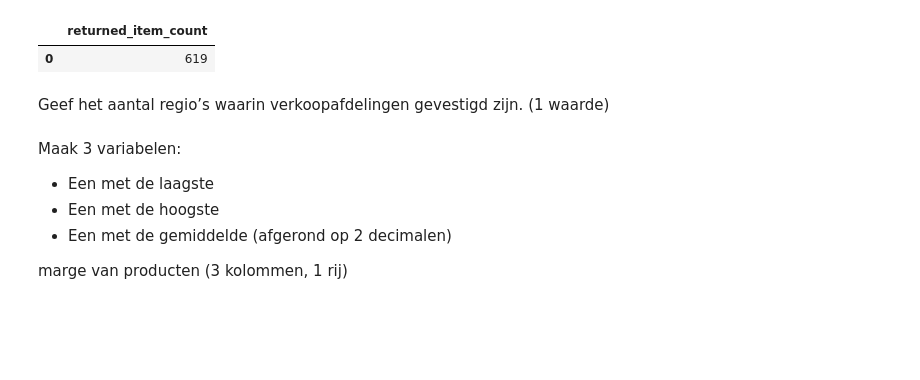
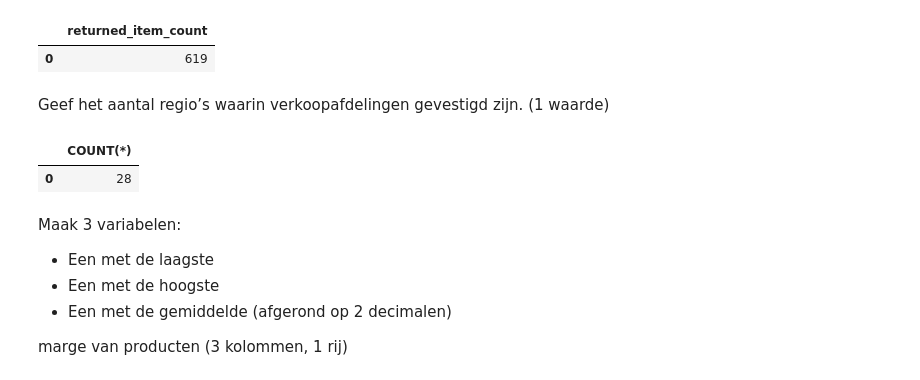
Before and after one commit to alex24106429/DEAI-Portfolio, a Jupyter notebook: week_1/werkcollege_2/Opdrachten_w1_wc2.ipynb, the cells around one changed output. Saved outputs shown, nothing was run; the diff lists cells and outputs as text; code cells hidden in the pictures; blank space fills up the shorter version.

Commit message:
sales branch aantal regios waarde

```diff
--- a/week_1/werkcollege_2/Opdrachten_w1_wc2.ipynb
+++ b/week_1/werkcollege_2/Opdrachten_w1_wc2.ipynb
@@ -173,6 +173,11 @@ pd.read_sql_query("SELECT COUNT(*) as returned_item_count FROM returned_item", c
 | 0 | 619 |
 # %% [markdown]
 Geef het aantal regio’s waarin verkoopafdelingen gevestigd zijn. (1 waarde)
+# %%
+pd.read_sql_query("SELECT COUNT(*) FROM sales_branch ORDER BY region", connection)
+# %% [output]
+|  | COUNT(*) |
+| 0 | 28 |
 # %% [markdown]
 Maak 3 variabelen:
 - Een met de laagste
```
